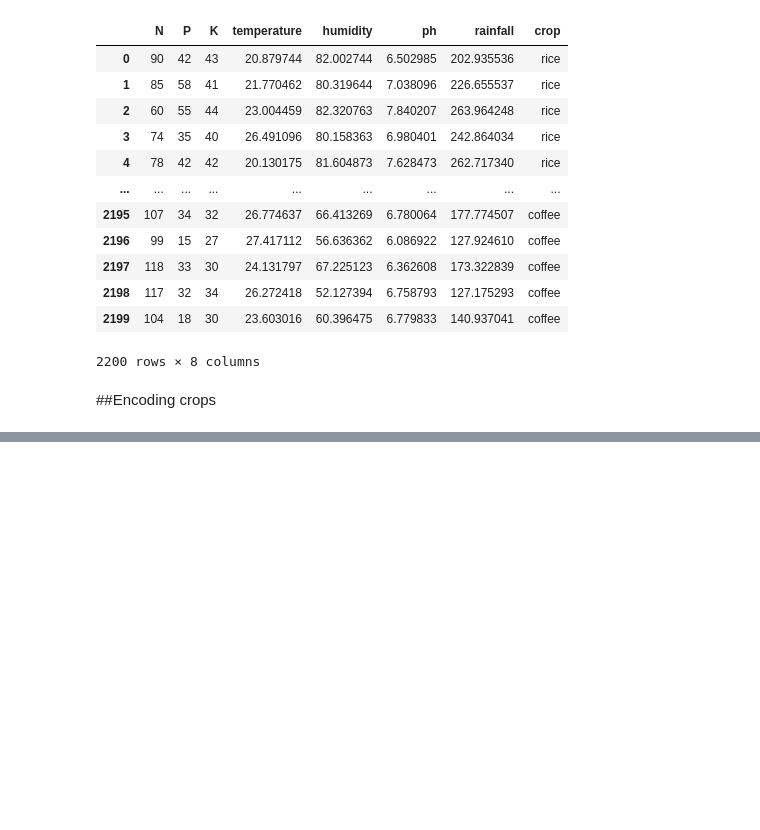
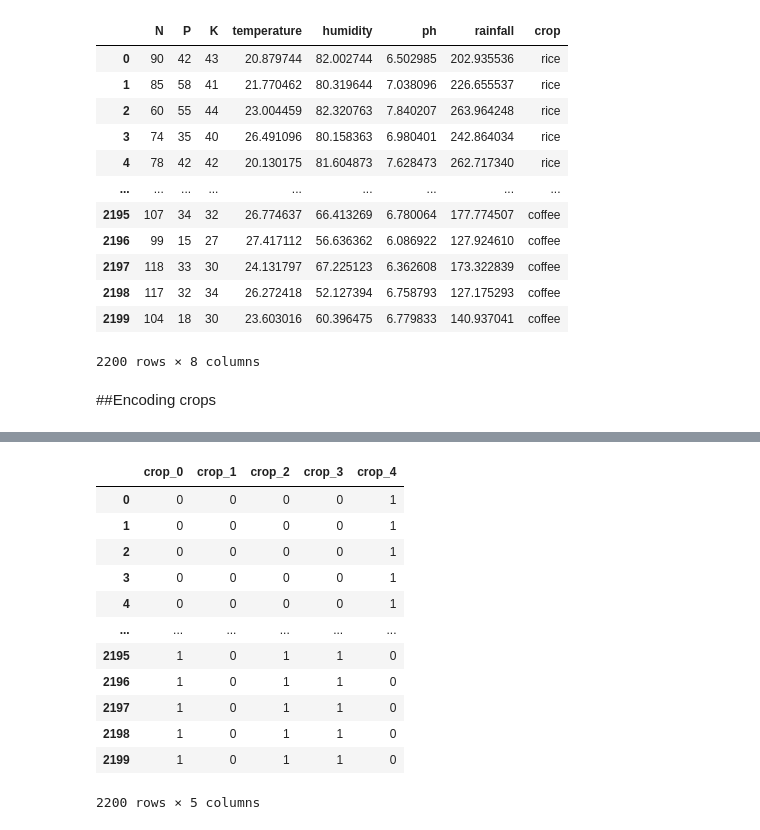
Before and after one commit to HaninEssam215/Crop-Recommendation-System, a Jupyter notebook: Crop_Recommendation_System.ipynb, the cells around one changed output, grey strips where cells are left out. Saved outputs shown, nothing was run; the diff lists cells and outputs as text; code cells hidden in the pictures; blank space fills up the shorter version.

```diff
--- a/Crop_Recommendation_System.ipynb
+++ b/Crop_Recommendation_System.ipynb
@@ -126,0 +146,16 @@ transformed_crop_df = BinaryEncoder.fit_transform(DF['crop'])
+# %%
+transformed_crop_df
+# %% [output]
+|  | crop_0 | crop_1 | crop_2 | crop_3 | crop_4 |
+| 0 | 0 | 0 | 0 | 0 | 1 |
+| 1 | 0 | 0 | 0 | 0 | 1 |
+| 2 | 0 | 0 | 0 | 0 | 1 |
+| 3 | 0 | 0 | 0 | 0 | 1 |
+| 4 | 0 | 0 | 0 | 0 | 1 |
+| ... | ... | ... | ... | ... | ... |
+| 2195 | 1 | 0 | 1 | 1 | 0 |
+| 2196 | 1 | 0 | 1 | 1 | 0 |
+| 2197 | 1 | 0 | 1 | 1 | 0 |
+| 2198 | 1 | 0 | 1 | 1 | 0 |
+| 2199 | 1 | 0 | 1 | 1 | 0 |
+2200 rows × 5 columns
```
Also changed, not shown: parts of 3 cells of this notebook.
